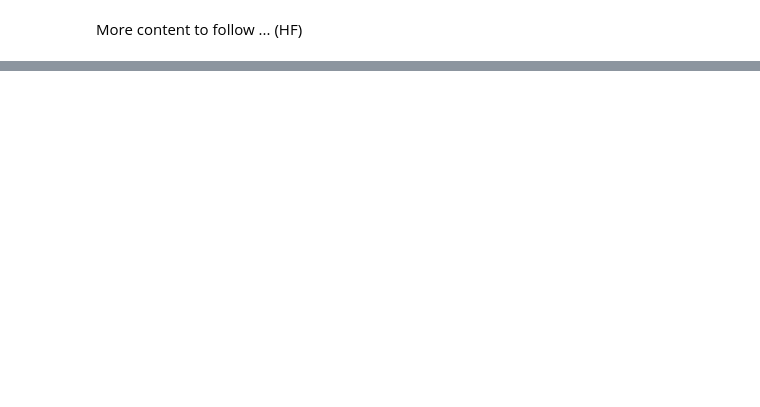
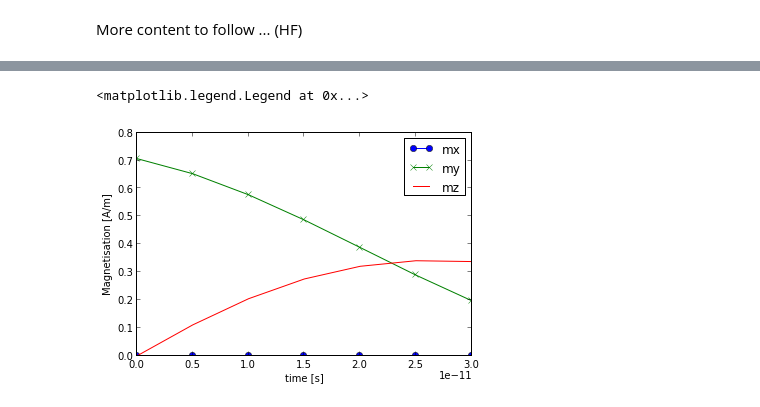
Before and after one commit to fangohr/finmag, a Jupyter notebook: doc/ipython_notebooks_src/tutorial-example2.ipynb, the cells around one changed output, grey strips where cells are left out. Drawn from its saved outputs; the diff is of its cells as text; code cells hidden in the pictures; blank space fills up the shorter version.

```diff
--- a/doc/ipython_notebooks_src/tutorial-example2.ipynb
+++ b/doc/ipython_notebooks_src/tutorial-example2.ipynb
@@ -53,0 +149,16 @@ More content to follow ... (HF)
+# %%
+data = np.loadtxt('averages.txt')
+time = data[:,0]
+mx = data[:,0]
+my = data[:,1]
+mz = data[:,2]
+import pylab
+pylab.plot(time, mx, 'o-', label='mx')
+pylab.plot(time, my, 'x-',label='my')
+pylab.plot(time, mz, label='mz')
+pylab.xlabel('time [s]')
+pylab.ylabel('Magnetisation [A/m]')
+pylab.legend()
+# %% [output]
+<matplotlib.legend.Legend at 0x...>
+[figure, added]
```
Also changed, not shown: parts of 5 cells of this notebook.
